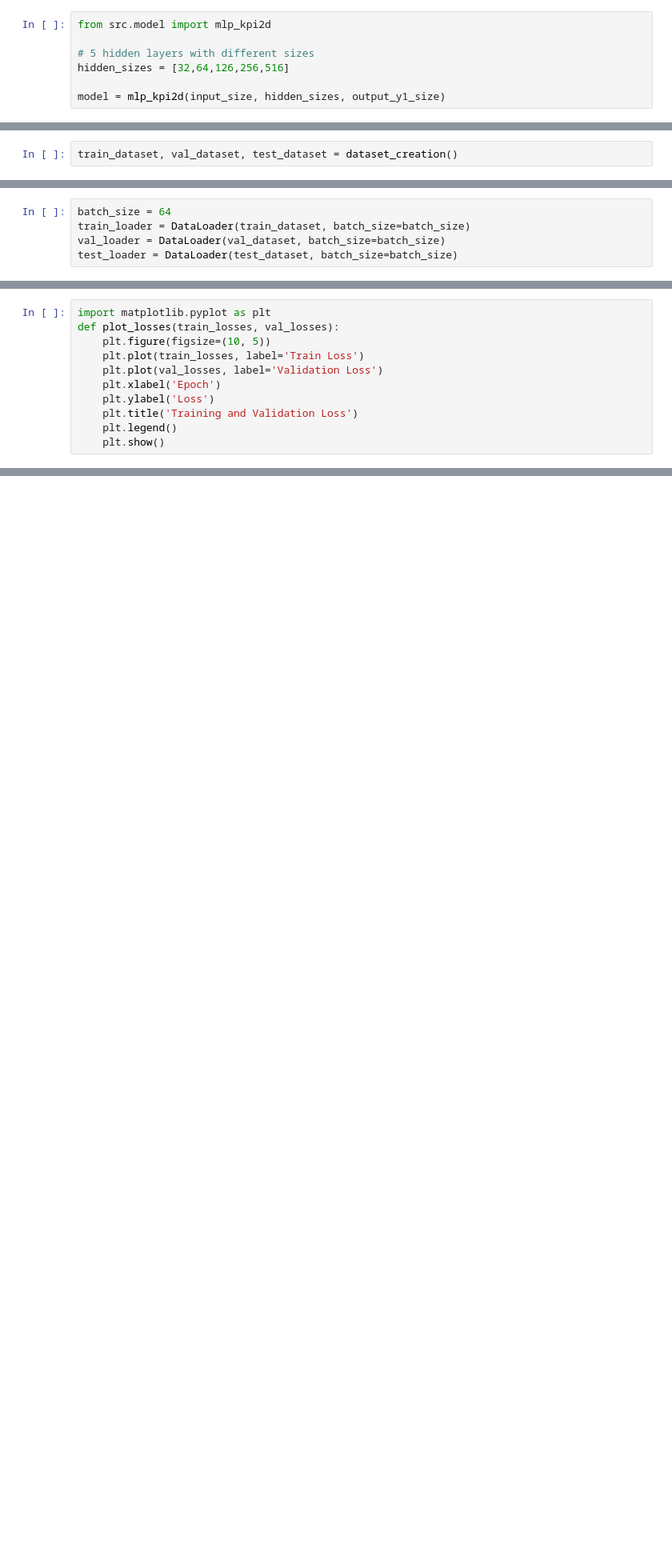
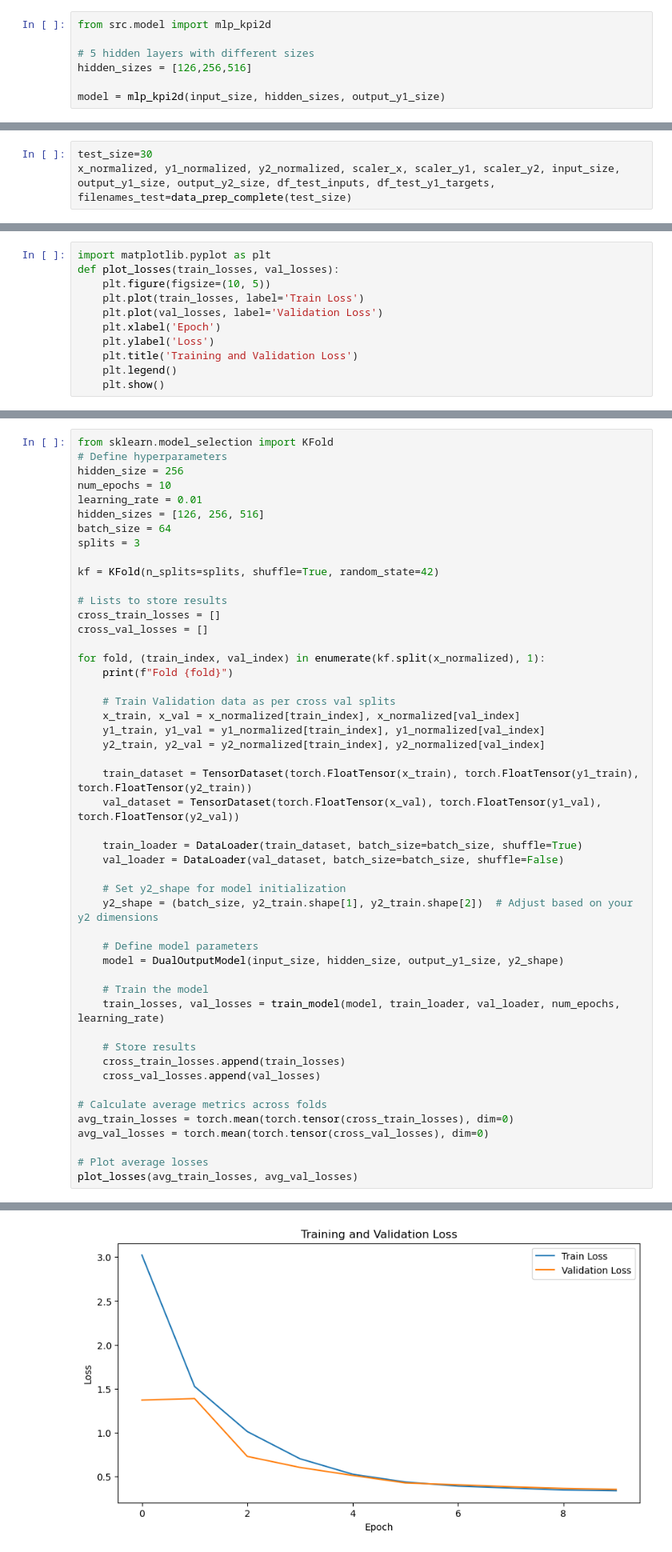
Before and after one commit to Lilly-25/Masters-Thesis, a Jupyter notebook: main_tabular.ipynb, the cells around one changed output, grey strips where cells are left out. Shown at 80% size. Saved outputs shown, nothing was run; the diff lists cells and outputs as text; blank space fills up the shorter version.

```diff
--- a/main_tabular.ipynb
+++ b/main_tabular.ipynb
@@ -174,7 +305,7 @@ output_y1_size = df_test_y1_targets.shape[1]
 from src.model import mlp_kpi2d
 
 # 5 hidden layers with different sizes
-hidden_sizes = [32,64,126,256,516]
+hidden_sizes = [126,256,516]
 
 model = mlp_kpi2d(input_size, hidden_sizes, output_y1_size)
 # %%
@@ -231,2 +448,0 @@ from src.data_preprocessing_tabular import dataset_creation
-# %%
-train_dataset, val_dataset, test_dataset = dataset_creation()
@@ -238,5 +449,3 @@ from torch.utils.data import TensorDataset, DataLoader
-# %%
-batch_size = 64
-train_loader = DataLoader(train_dataset, batch_size=batch_size)
-val_loader = DataLoader(val_dataset, batch_size=batch_size)
-test_loader = DataLoader(test_dataset, batch_size=batch_size)
+# %%
+test_size=30
+x_normalized, y1_normalized, y2_normalized, scaler_x, scaler_y1, scaler_y2, input_size, output_y1_size, output_y2_size, df_test_inputs, df_test_y1_targets, filenames_test=data_prep_complete(test_size)
@@ -375,0 +544,50 @@ Test Loss - Y1: nan, Y2: nan
+# %%
+from sklearn.model_selection import KFold
+# Define hyperparameters
+hidden_size = 256
+num_epochs = 10
+learning_rate = 0.01
+hidden_sizes = [126, 256, 516]
+batch_size = 64
+splits = 3
+
+kf = KFold(n_splits=splits, shuffle=True, random_state=42)
+
+# Lists to store results
+cross_train_losses = []
+cross_val_losses = []
+
+for fold, (train_index, val_index) in enumerate(kf.split(x_normalized), 1):
+    print(f"Fold {fold}")
+
+    # Train Validation data as per cross val splits
+    x_train, x_val = x_normalized[train_index], x_normalized[val_index]
+    y1_train, y1_val = y1_normalized[train_index], y1_normalized[val_index]
+    y2_train, y2_val = y2_normalized[train_index], y2_normalized[val_index]
+
+    train_dataset = TensorDataset(torch.FloatTensor(x_train), torch.FloatTensor(y1_train), torch.FloatTensor(y2_train))
+    val_dataset = TensorDataset(torch.FloatTensor(x_val), torch.FloatTensor(y1_val), torch.FloatTensor(y2_val))
+
+    train_loader = DataLoader(train_dataset, batch_size=batch_size, shuffle=True)
+    val_loader = DataLoader(val_dataset, batch_size=batch_size, shuffle=False)
+
+    # Set y2_shape for model initialization
+    y2_shape = (batch_size, y2_train.shape[1], y2_train.shape[2])  # Adjust based on your y2 dimensions
+
+    # Define model parameters
+    model = DualOutputModel(input_size, hidden_size, output_y1_size, y2_shape)
+
+    # Train the model
+    train_losses, val_losses = train_model(model, train_loader, val_loader, num_epochs, learning_rate)
+
+    # Store results
+    cross_train_losses.append(train_losses)
+    cross_val_losses.append(val_losses)
+
+# Calculate average metrics across folds
+avg_train_losses = torch.mean(torch.tensor(cross_train_losses), dim=0)
+avg_val_losses = torch.mean(torch.tensor(cross_val_losses), dim=0)
+
+# Plot average losses
+plot_losses(avg_train_losses, avg_val_losses)
+# %% [output]
@@ -375,0 +611 @@ Test Loss - Y1: nan, Y2: nan
+[figure, added]
```
Also changed, not shown: parts of 82 cells of this notebook.
